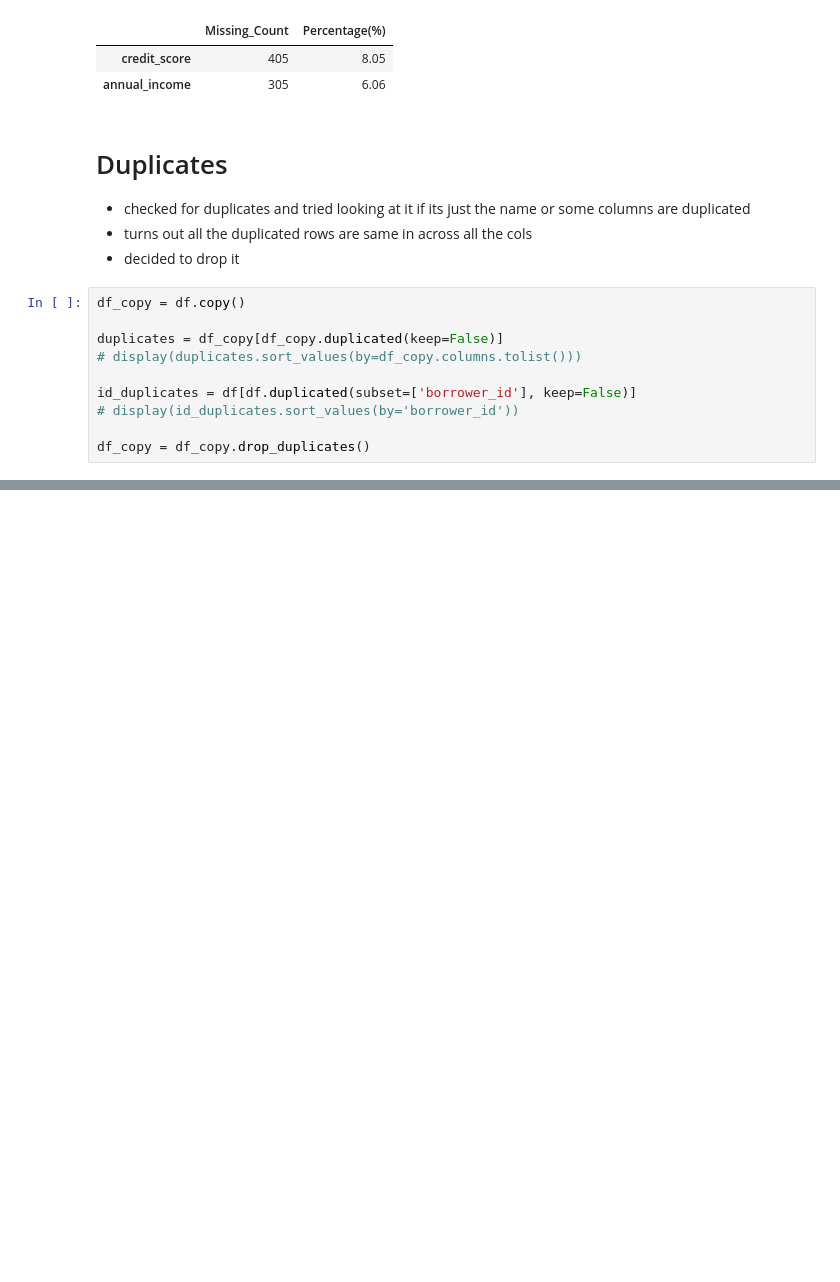
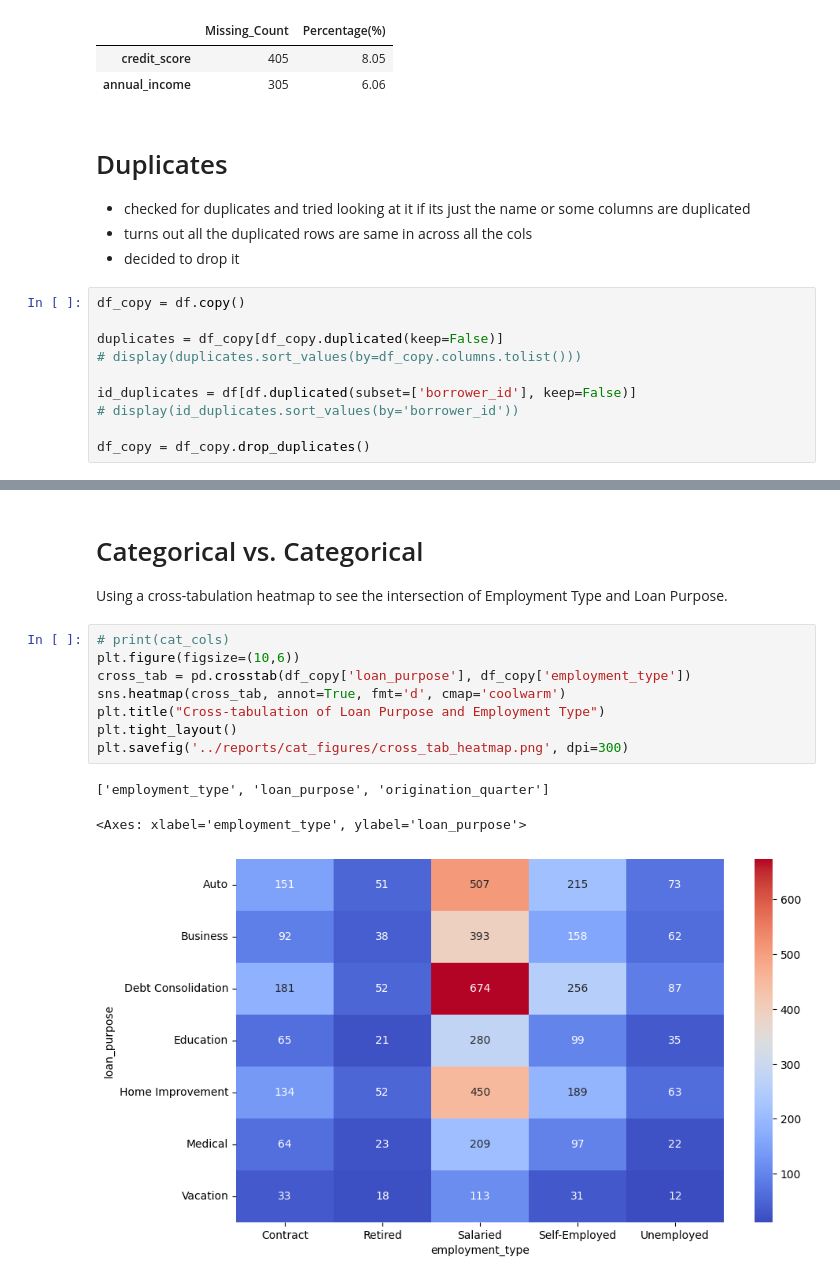
Before and after one commit to Wewds1/ML_Projects, a Jupyter notebook: Loan/notebooks/01_eda.ipynb, the cells around one changed output, grey strips where cells are left out. Saved outputs shown, nothing was run; the diff lists cells and outputs as text; blank space fills up the shorter version.

```diff
--- a/Loan/notebooks/01_eda.ipynb
+++ b/Loan/notebooks/01_eda.ipynb
@@ -115,0 +228,15 @@ for col in num_cols:
+# %% [markdown]
+# Categorical vs. Categorical
+Using a cross-tabulation heatmap to see the intersection of Employment Type and Loan Purpose.
+# %%
+# print(cat_cols)
+plt.figure(figsize=(10,6))
+cross_tab = pd.crosstab(df_copy['loan_purpose'], df_copy['employment_type'])
+sns.heatmap(cross_tab, annot=True, fmt='d', cmap='coolwarm')
+plt.title("Cross-tabulation of Loan Purpose and Employment Type")
+plt.tight_layout()
+plt.savefig('../reports/cat_figures/cross_tab_heatmap.png', dpi=300)
+# %% [output]
+['employment_type', 'loan_purpose', 'origination_quarter']
+<Axes: xlabel='employment_type', ylabel='loan_purpose'>
+[figure, added]
```
Also changed, not shown: parts of 9 cells of this notebook, 33 other files.
